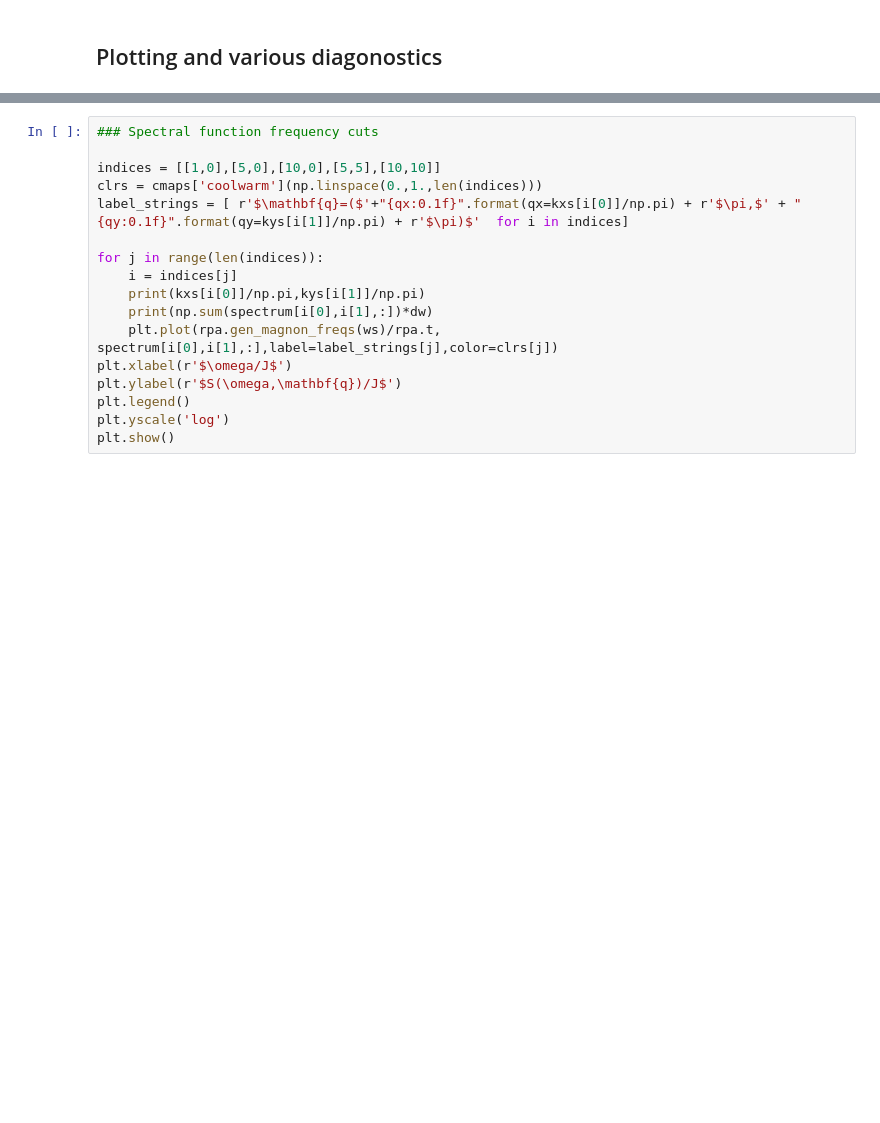
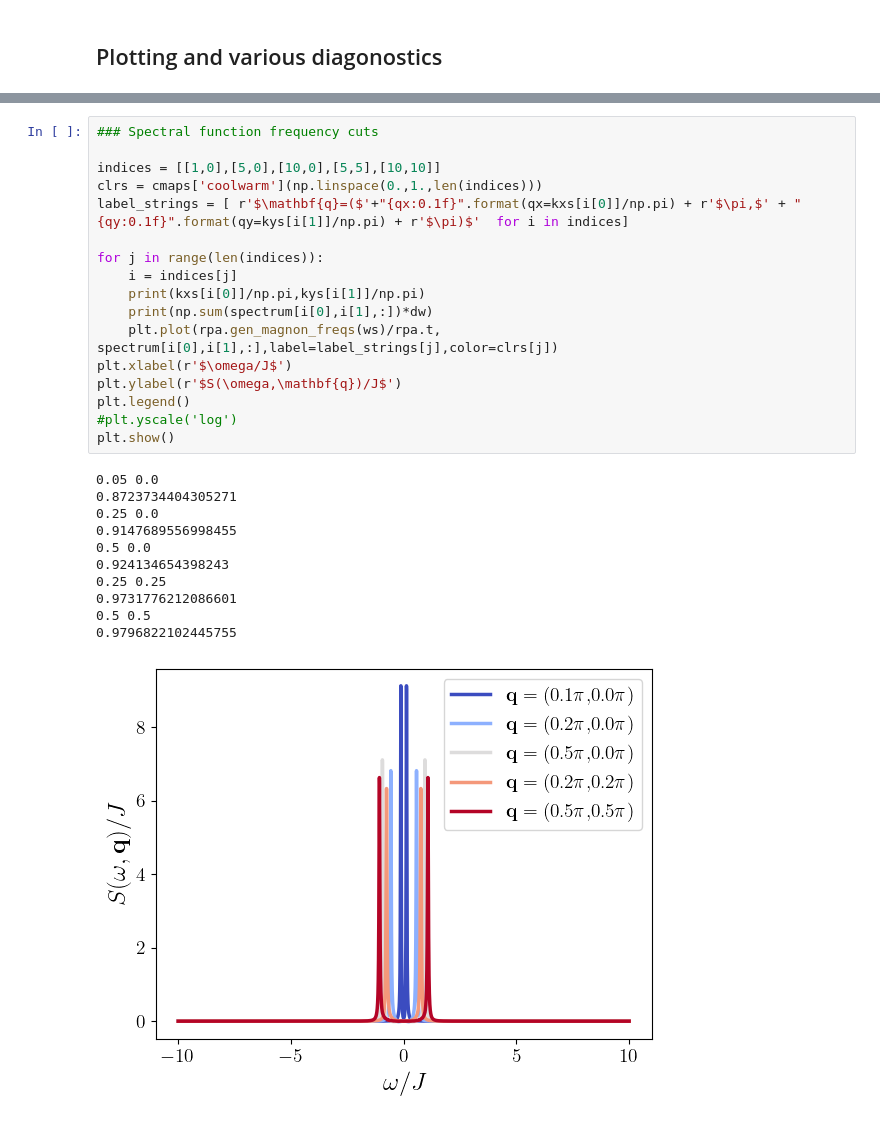
Before and after one commit to j-curtis/holes_and_magnons, a Jupyter notebook: Magnon_RPA_plots.ipynb, the cells around one changed output, grey strips where cells are left out. Cells and saved outputs as stored; diff of their text form; blank space fills up the shorter version.

Commit message:
Plotting

```diff
--- a/Magnon_RPA_plots.ipynb
+++ b/Magnon_RPA_plots.ipynb
@@ -230,17 +256,29 @@ plt.show()
 # %%
 ### Spectral function frequency cuts
 
 indices = [[1,0],[5,0],[10,0],[5,5],[10,10]]
 clrs = cmaps['coolwarm'](np.linspace(0.,1.,len(indices)))
 label_strings = [ r'$\mathbf{q}=($'+"{qx:0.1f}".format(qx=kxs[i[0]]/np.pi) + r'$\pi,$' + "{qy:0.1f}".format(qy=kys[i[1]]/np.pi) + r'$\pi)$'  for i in indices]
 
 for j in range(len(indices)):
     i = indices[j]
     print(kxs[i[0]]/np.pi,kys[i[1]]/np.pi)
     print(np.sum(spectrum[i[0],i[1],:])*dw)
     plt.plot(rpa.gen_magnon_freqs(ws)/rpa.t, spectrum[i[0],i[1],:],label=label_strings[j],color=clrs[j])
 plt.xlabel(r'$\omega/J$')
 plt.ylabel(r'$S(\omega,\mathbf{q})/J$')
 plt.legend()
-plt.yscale('log')
+#plt.yscale('log')
 plt.show()
+# %% [output]
+0.05 0.0
+0.8723734404305271
+0.25 0.0
+0.9147689556998455
+0.5 0.0
+0.924134654398243
+0.25 0.25
+0.9731776212086601
+0.5 0.5
+0.9796822102445755
+[figure, added]
```
Also changed, not shown: parts of 8 cells of this notebook.
